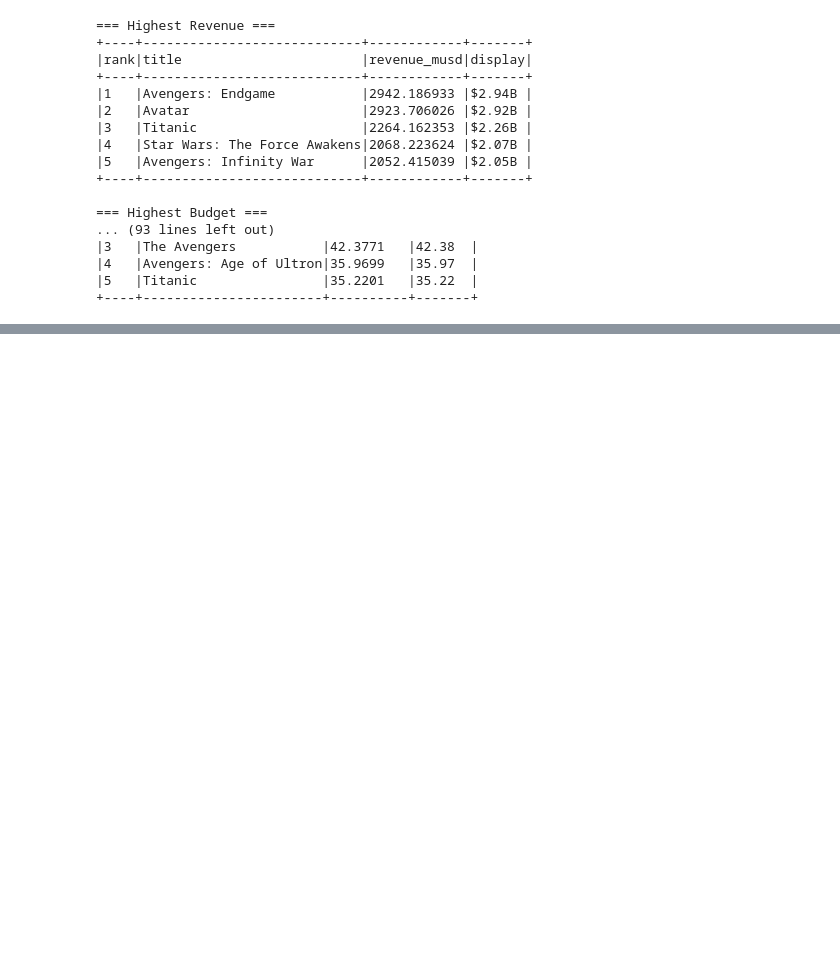
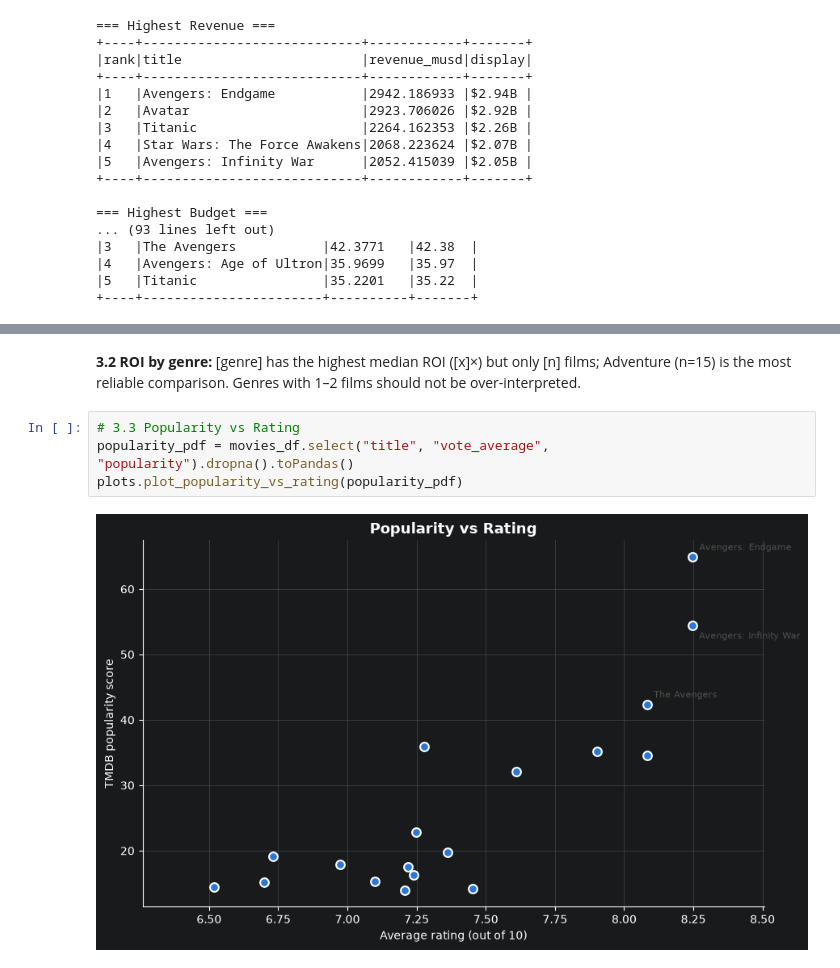
Before and after one commit to Kamandathe3rd/tmdb-spark-analysis, a Jupyter notebook: notebooks/tmdb_spark_analysis.ipynb, the cells around one changed output, grey strips where cells are left out. Drawn from its saved outputs; the diff is of its cells as text; blank space fills up the shorter version.

```diff
--- a/notebooks/tmdb_spark_analysis.ipynb
+++ b/notebooks/tmdb_spark_analysis.ipynb
@@ -641,0 +266,9 @@ kpis.compare_franchise_vs_standalone(movies_df).show(truncate=False)
+# %% [markdown]
+**3.2 ROI by genre:** [genre] has the highest median ROI ([x]×) but only [n] films; Adventure (n=15) is the most
+reliable comparison. Genres with 1–2 films should not be over-interpreted.
+# %%
+# 3.3 Popularity vs Rating
+popularity_pdf = movies_df.select("title", "vote_average", "popularity").dropna().toPandas()
+plots.plot_popularity_vs_rating(popularity_pdf)
+# %% [output]
+[figure, added]
```
Also changed, not shown: parts of 77 cells of this notebook, 5 other files.
